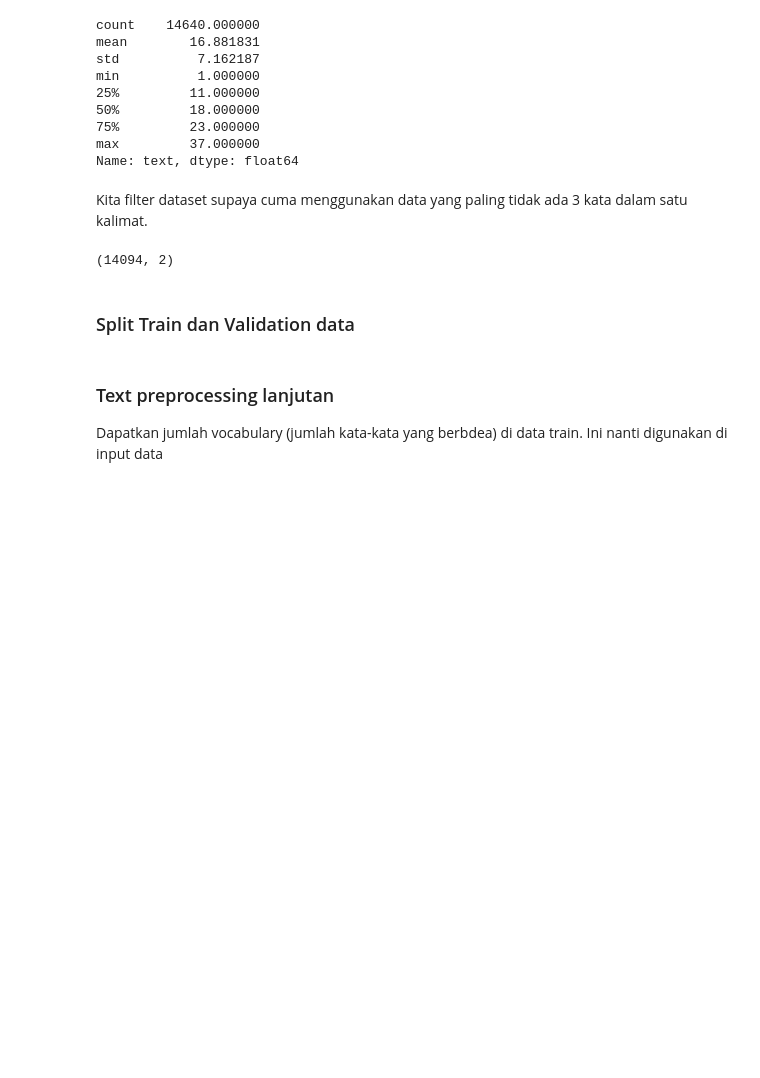
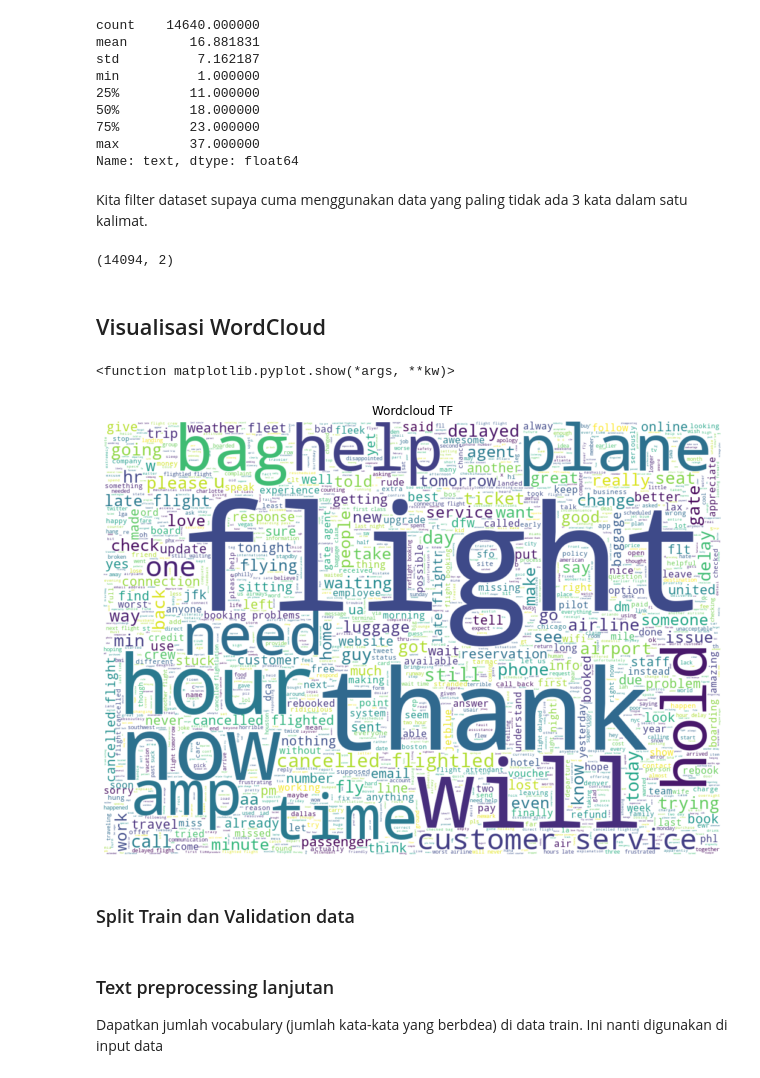
Before and after one commit to zeerafle/sentiment-analysis, a Jupyter notebook: sentiment_analysis.ipynb, the cells around one changed output. Saved outputs shown, nothing was run; the diff lists cells and outputs as text; code cells hidden in the pictures; blank space fills up the shorter version.

Commit message:
add wordcloud

```diff
--- a/sentiment_analysis.ipynb
+++ b/sentiment_analysis.ipynb
@@ -192,6 +194,21 @@ df = df[word_count > 3]
 df.shape
 # %% [output]
 (14094, 2)
+# %% [markdown]
+## Visualisasi WordCloud
+# %%
+# visualisasi wordcloud
+text = " ".join(tweet for tweet in df.text).replace('questionmark', '').replace('exclamationmark', '')
+wordcloud = WordCloud(background_color='white', max_words=2000,
+                     width=1024, height=720).generate(text)
+plt.figure(figsize=(20,8))
+plt.title('Wordcloud TF')
+plt.imshow(wordcloud, interpolation='bilinear')
+plt.axis('off')
+plt.show
+# %% [output]
+<function matplotlib.pyplot.show(*args, **kw)>
+[figure, added]
 # %% [markdown]
 ### Split Train dan Validation data
 # %%
```
Also changed, not shown: parts of 4 cells of this notebook.
